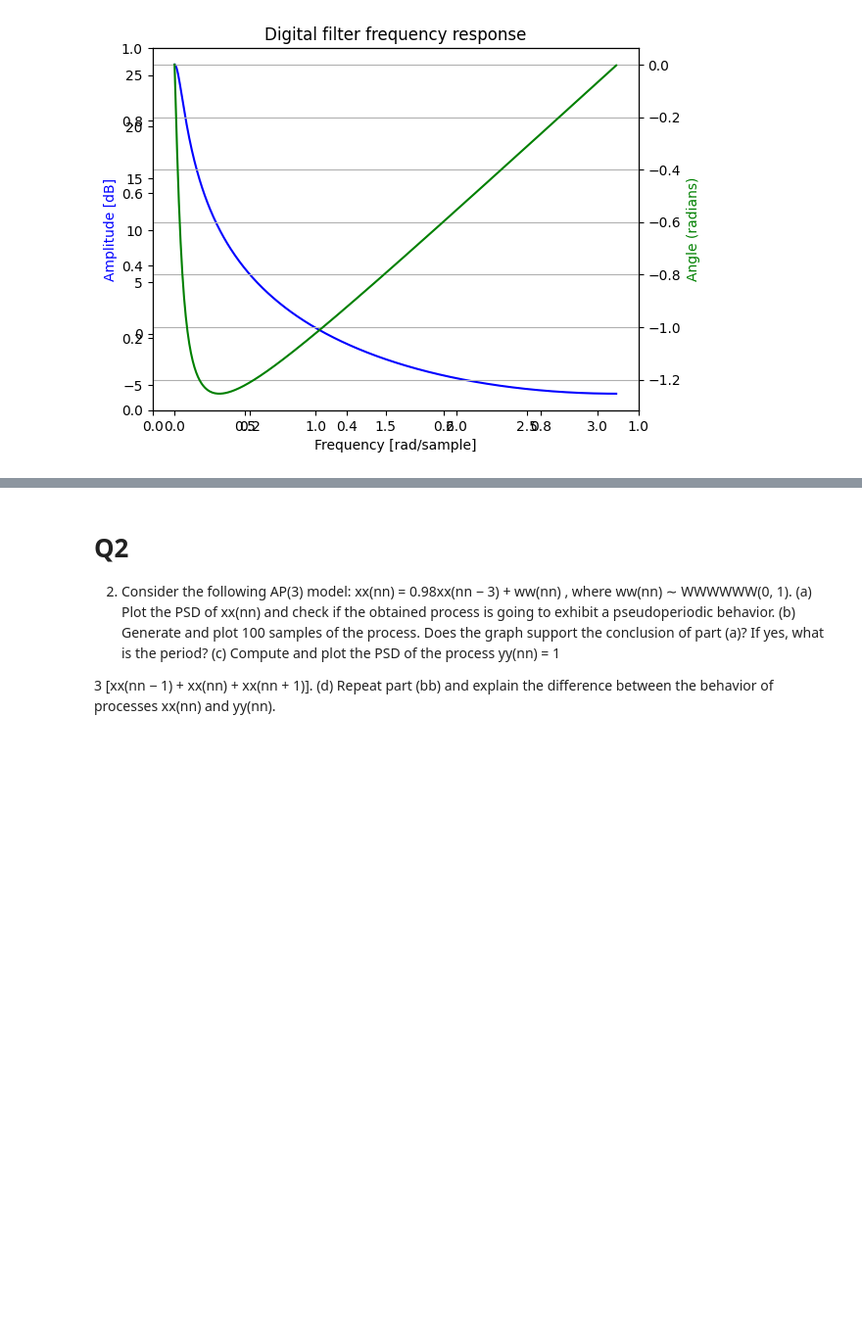
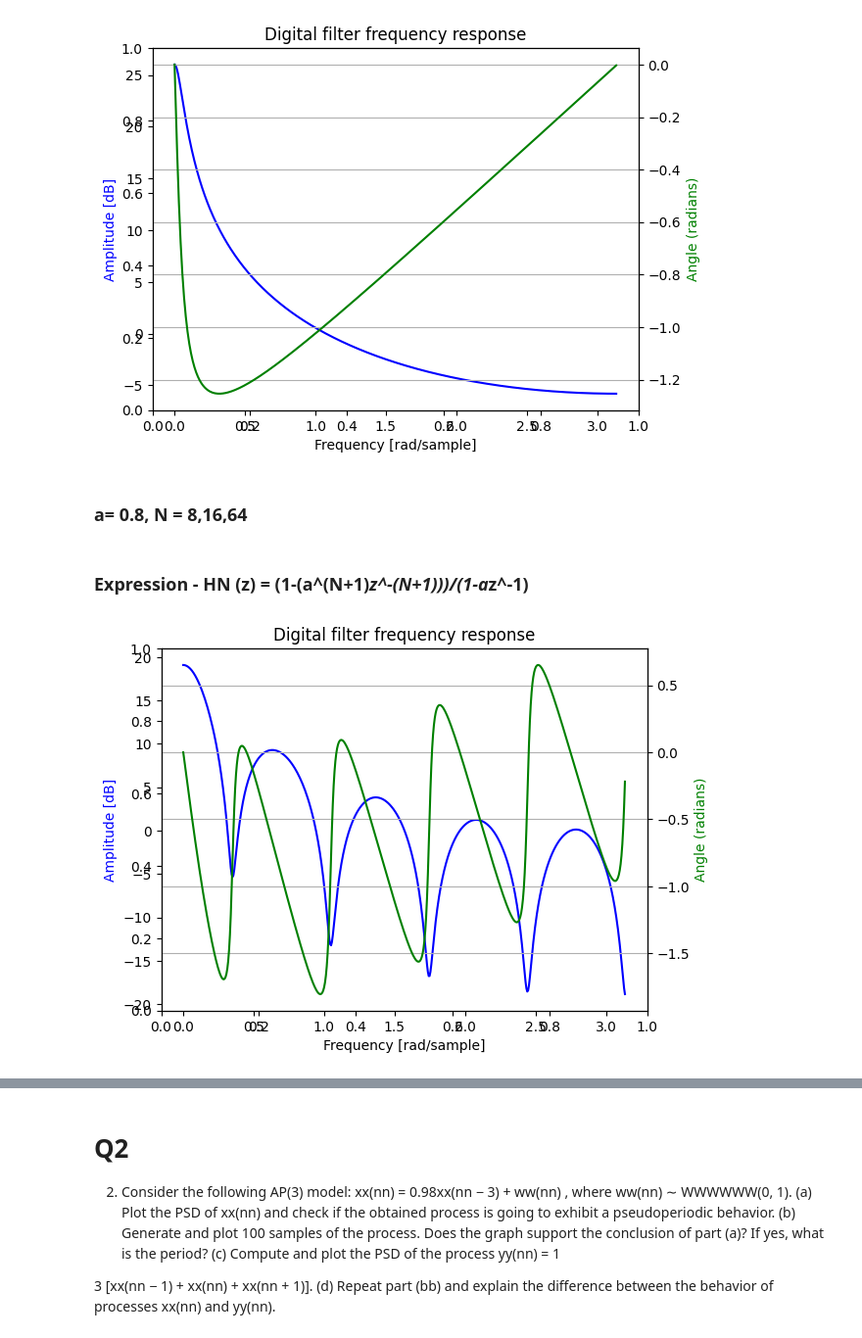
Before and after one commit to Ankuraxz/Advanced-Signal-Processing, a Jupyter notebook: Assignment1.ipynb, the cells around one changed output, grey strips where cells are left out. Shown at 98% size. Cells and saved outputs as stored; diff of their text form; code cells hidden in the pictures; blank space fills up the shorter version.

```diff
--- a/Assignment1.ipynb
+++ b/Assignment1.ipynb
@@ -336,3 +336,26 @@ plt.axis('tight')
 plt.show()
 # %% [output]
 [figure]
+# %% [markdown]
+### a= 0.8, N = 8,16,64
+# %% [markdown]
+### Expression - HN (z) = (1-(a^(N+1)*z^-(N+1)))/(1-a*z^-1)
+# %%
+#a =0.8, N=8
+w,h = scipy.signal.freqz([1,0,0,0,0,0,0,0,0,0.8],[1,-0.8])
+
+fig = plt.figure()
+plt.title('Digital filter frequency response')
+ax1 = fig.add_subplot(111)
+plt.plot(w, 20 * np.log10(abs(h)), 'b')
+plt.ylabel('Amplitude [dB]', color='b')
+plt.xlabel('Frequency [rad/sample]')
+ax2 = ax1.twinx()
+angles = np.unwrap(np.angle(h))
+plt.plot(w, angles, 'g')
+plt.ylabel('Angle (radians)', color='g')
+plt.grid()
+plt.axis('tight')
+plt.show()
+# %% [output]
+[figure, added]
```
Also changed, not shown: parts of 31 cells of this notebook.
